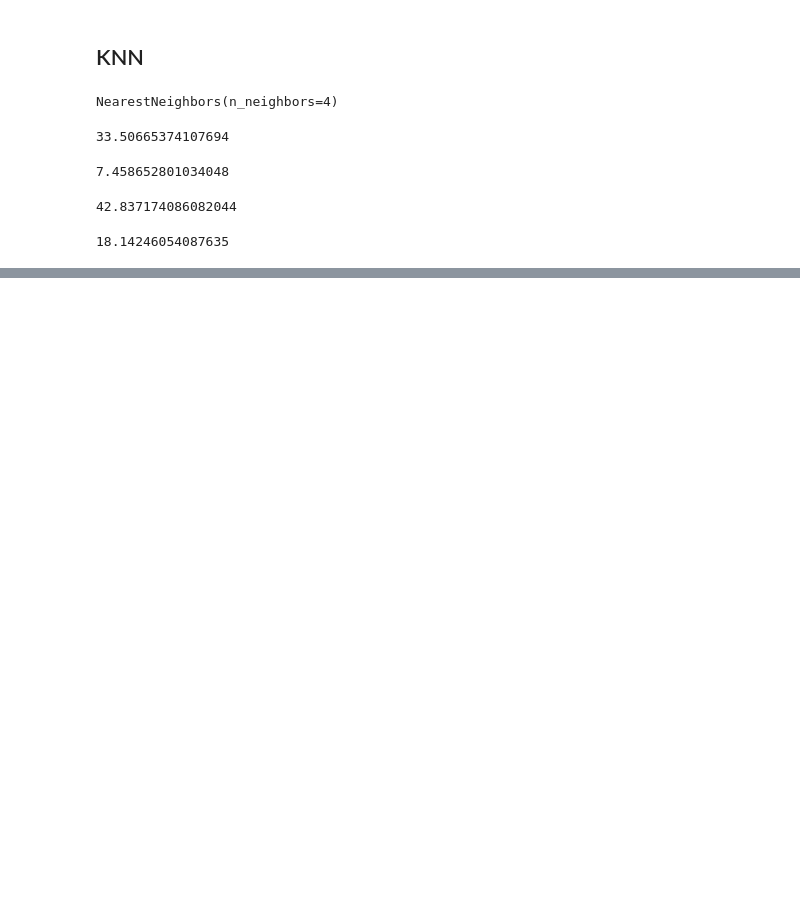
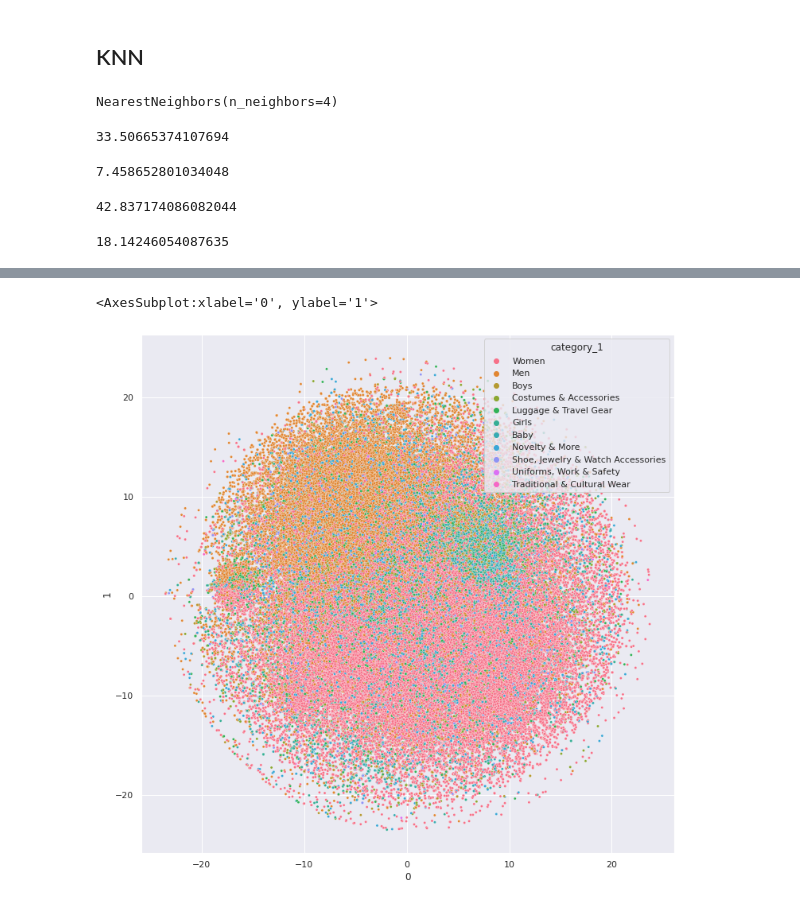
Before and after one commit to Ruruthia/OPUS, a Jupyter notebook: lightfm_evaluation/LightFM_evaluation_1000_slim.ipynb, the cells around one changed output, grey strips where cells are left out. Cells and saved outputs as stored; diff of their text form; code cells hidden in the pictures; blank space fills up the shorter version.

```diff
--- a/lightfm_evaluation/LightFM_evaluation_1000_slim.ipynb
+++ b/lightfm_evaluation/LightFM_evaluation_1000_slim.ipynb
@@ -291,0 +290,18 @@ women_nearest / len(men_embeddings) * 100
+# %%
+tsne = np.load('/pio/scratch/1/i313924/data/lightfm_data/tsne_embeddings_1000_epochs_slim.npy')
+# %%
+dataset = pd.read_pickle('/pio/scratch/1/i313924/data/lightfm_data/slim_dataset.pkl')
+
+item_mapping = {v: k for k, v in dataset.mapping()[2].items()}
+tsne = pd.DataFrame(tsne)
+tsne = tsne.rename(index=item_mapping)
+# %%
+tsne = tsne.join(categories.set_index('asin'))
+# %%
+tsne.columns = ['0', '1', 'category_1', 'category_2']
+# %%
+sns.set(rc={'figure.figsize':(12,12)})
+sns.scatterplot(x='0', y='1', data=tsne, hue='category_1', s=10)
+# %% [output]
+<AxesSubplot:xlabel='0', ylabel='1'>
+[figure, added]
```
Also changed, not shown: parts of 6 cells of this notebook, 3 other files.
